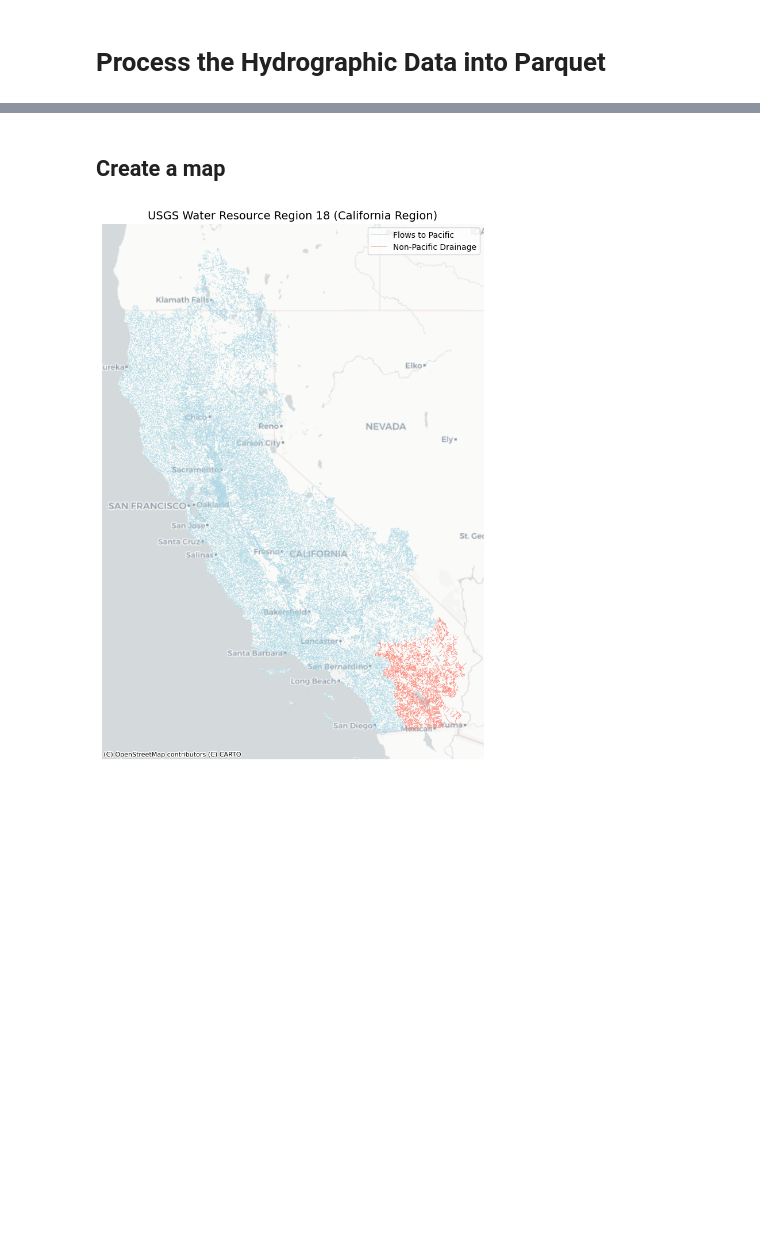
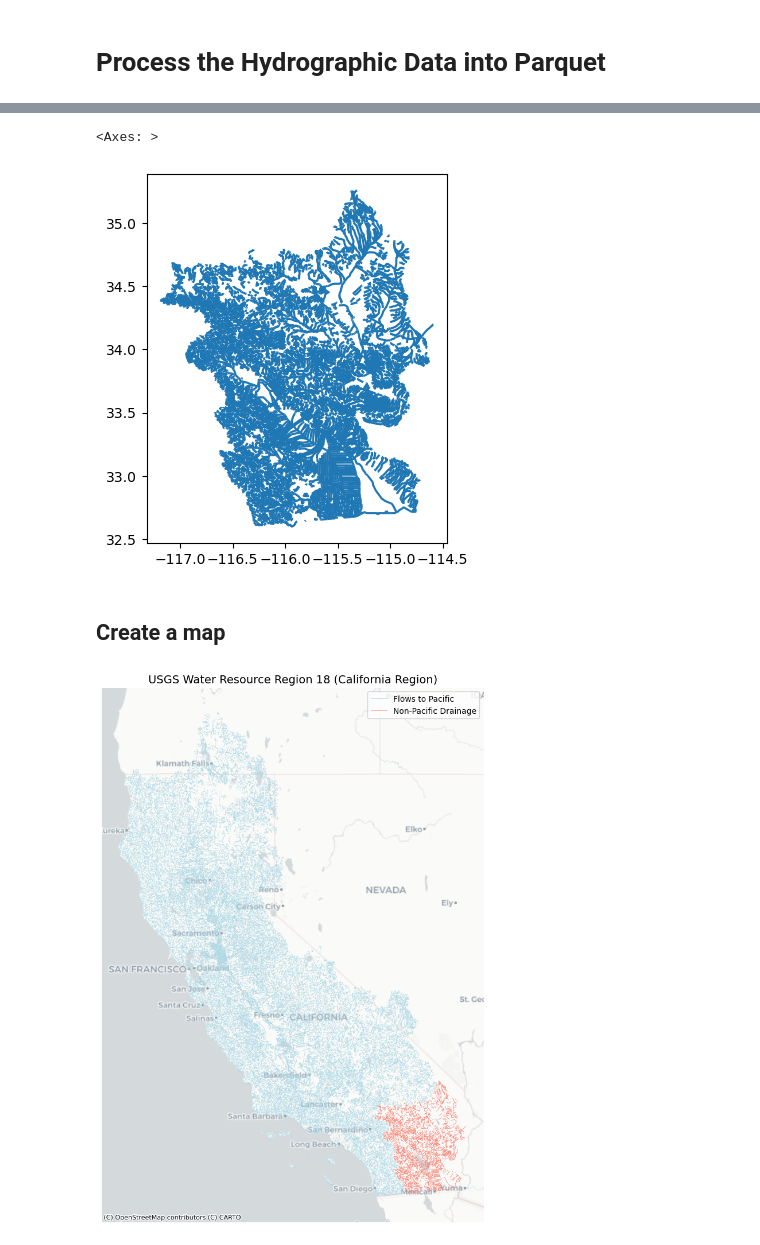
Before and after one commit to noaa-nwfsc/Streamflow-Means-NWM, a Jupyter notebook: notebooks/shapefile_processing.ipynb, the cells around one changed output, grey strips where cells are left out. Cells and saved outputs as stored; diff of their text form; code cells hidden in the pictures; blank space fills up the shorter version.

```diff
--- a/notebooks/shapefile_processing.ipynb
+++ b/notebooks/shapefile_processing.ipynb
@@ -74,3 +118,12 @@ gdf_filtered.to_parquet("flowline/WR_18_Flowline.parquet", index=False)
+# %%
+# test
+import geopandas as gpd
+gdf = gpd.read_parquet("../flowline/WR_18_Flowline.parquet")
+gdf_small = gdf[gdf["HUC4"] == "1810"]
+gdf_small.plot()
+# %% [output]
+<Axes: >
+[figure, added]
 # %% [markdown]
 ## Create a map
 # %%
```
Also changed, not shown: parts of 9 cells of this notebook, 1 other file.
